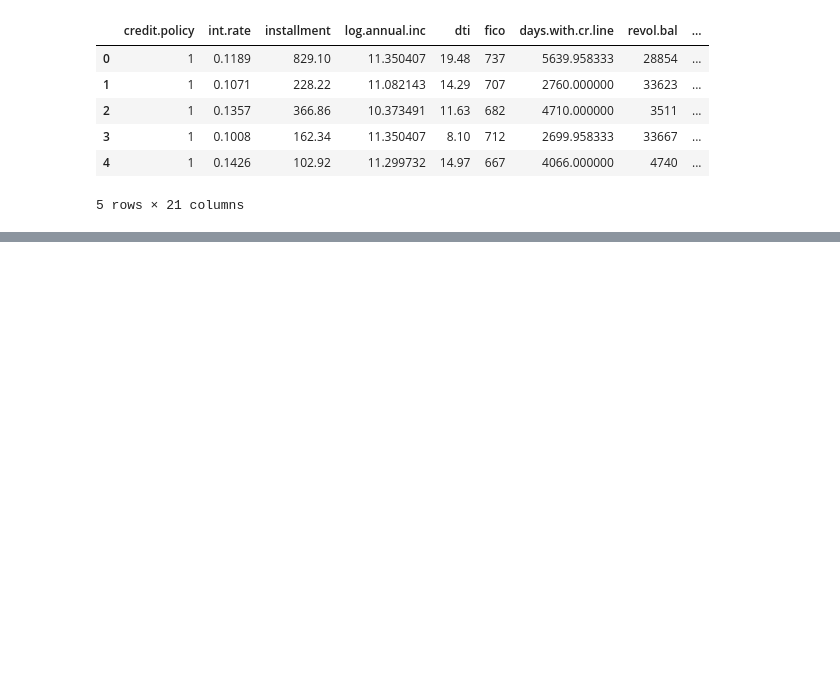
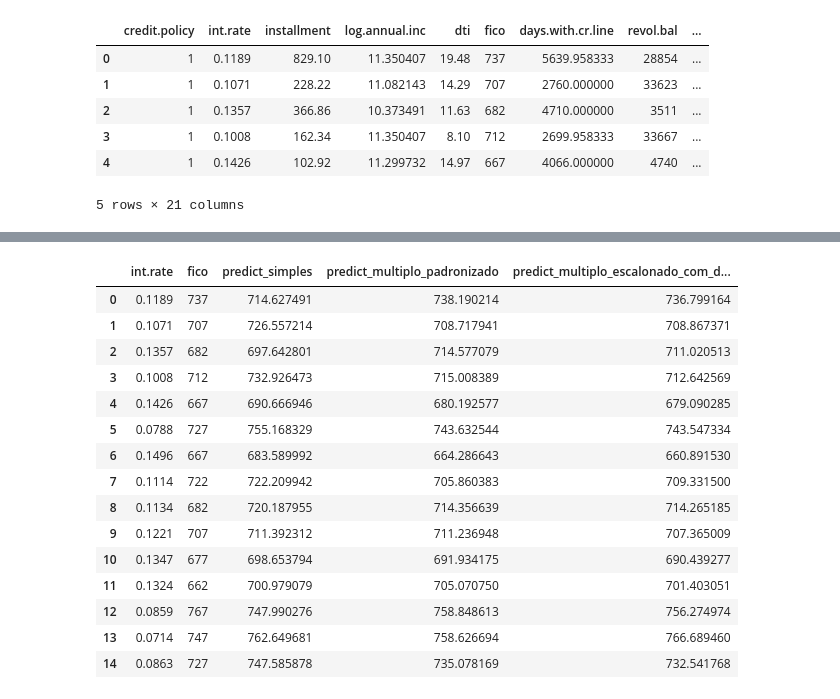
Before and after one commit to wander-asb/Emprestimos, a Jupyter notebook: emprestimos_previsao.ipynb, the cells around one changed output, grey strips where cells are left out. Cells and saved outputs as stored; diff of their text form; code cells hidden in the pictures; blank space fills up the shorter version.

```diff
--- a/emprestimos_previsao.ipynb
+++ b/emprestimos_previsao.ipynb
@@ -313,0 +310,6 @@ df_emprestimos_dummies.head()
+# %%
+#Separar dados de treino e teste
+X = df_emprestimos_dummies.drop(['fico'], axis=1)
+y = df_emprestimos_dummies['fico']
+
+X.shape, y.shape
@@ -313,0 +318,10 @@ df_emprestimos_dummies.head()
+# %%
+#Instanciamos o modelo
+modelo_multiplo_dummies_scaler = linear_model.LinearRegression(normalize = False, fit_intercept=True)
+
+#Padronização de dados
+normalizer_scaler = MinMaxScaler()
+stand_coef_linear_reg = make_pipeline(normalizer_scaler, modelo_multiplo_dummies_scaler)
+# %%
+#Treinamos o modelo
+stand_coef_linear_reg.fit(X, y)
@@ -313,0 +354,25 @@ df_emprestimos_dummies.head()
+# %%
+#Verificamos as variaveis preditas
+valores_multiplos_previstos_escalonados = stand_coef_linear_reg.predict(X)
+
+#Adicionamos os dados previstos em um Dataframe para compararmos o Score real e o Score dado pelo modelo
+table_preview['predict_multiplo_padronizado'] = valores_multiplos_previstos_escalonados
+# %%
+table_preview.head(15)
+# %% [output]
+|  | int.rate | fico | predict_simples | predict_multiplo_padronizado | predict_multiplo_escalonado_com_d... |
+| 0 | 0.1189 | 737 | 714.627491 | 738.190214 | 736.799164 |
+| 1 | 0.1071 | 707 | 726.557214 | 708.717941 | 708.867371 |
+| 2 | 0.1357 | 682 | 697.642801 | 714.577079 | 711.020513 |
+| 3 | 0.1008 | 712 | 732.926473 | 715.008389 | 712.642569 |
+| 4 | 0.1426 | 667 | 690.666946 | 680.192577 | 679.090285 |
+| 5 | 0.0788 | 727 | 755.168329 | 743.632544 | 743.547334 |
+| 6 | 0.1496 | 667 | 683.589992 | 664.286643 | 660.891530 |
+| 7 | 0.1114 | 722 | 722.209942 | 705.860383 | 709.331500 |
+| 8 | 0.1134 | 682 | 720.187955 | 714.356639 | 714.265185 |
+| 9 | 0.1221 | 707 | 711.392312 | 711.236948 | 707.365009 |
+| 10 | 0.1347 | 677 | 698.653794 | 691.934175 | 690.439277 |
+| 11 | 0.1324 | 662 | 700.979079 | 705.070750 | 701.403051 |
+| 12 | 0.0859 | 767 | 747.990276 | 758.848613 | 756.274974 |
+| 13 | 0.0714 | 747 | 762.649681 | 758.626694 | 766.689460 |
+| 14 | 0.0863 | 727 | 747.585878 | 735.078169 | 732.541768 |
```
Also changed, not shown: parts of 9 cells of this notebook.
